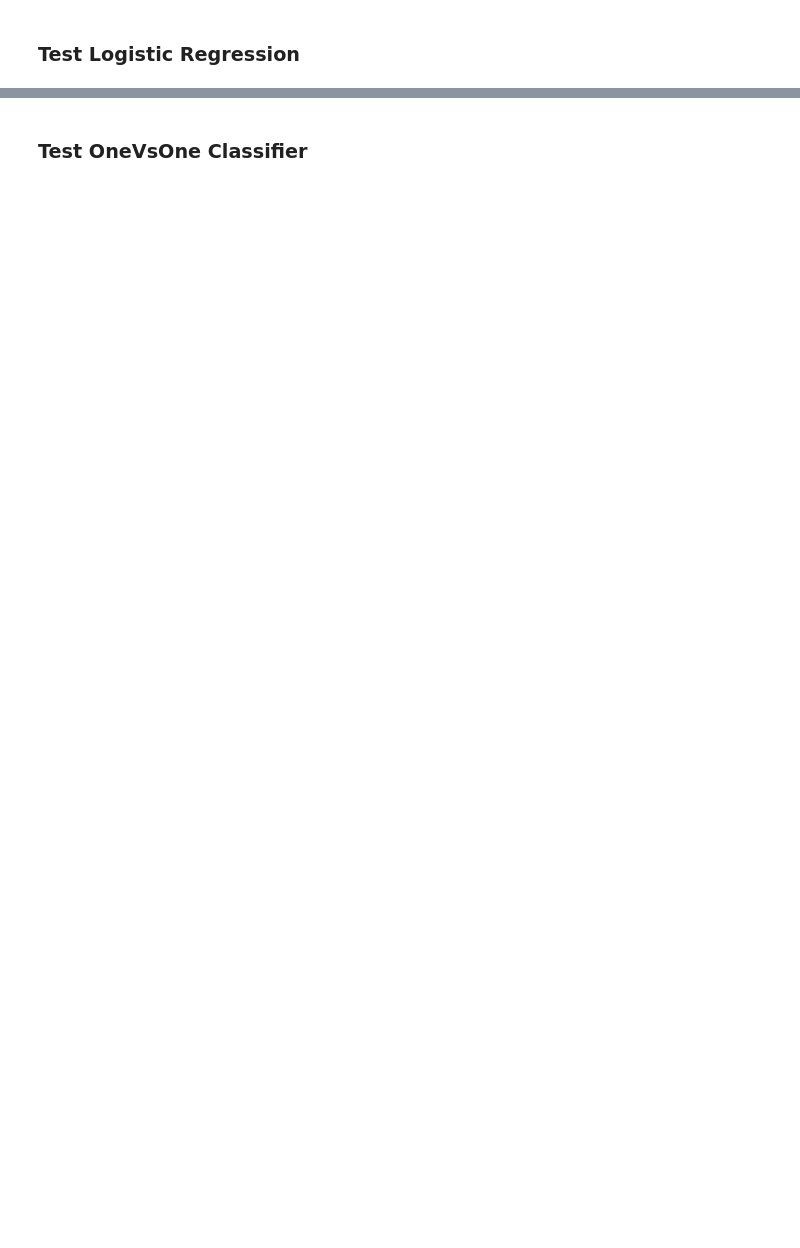
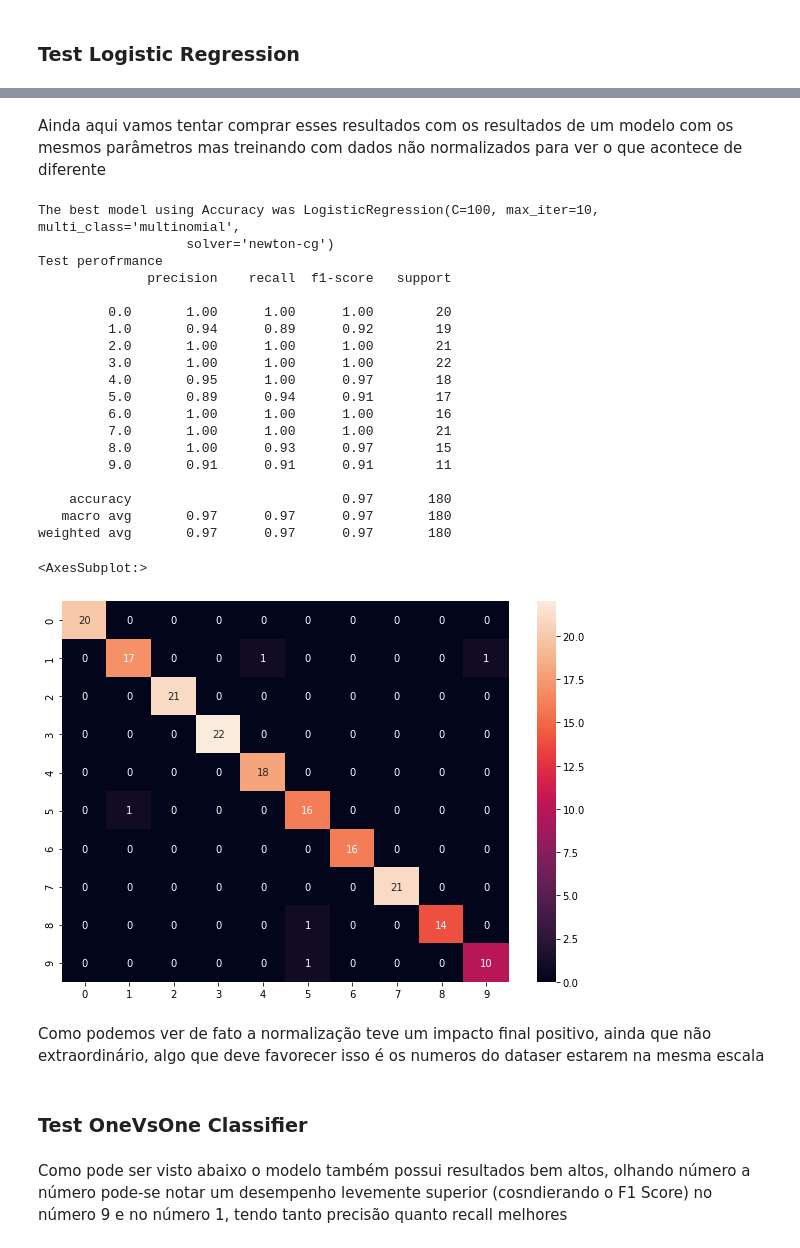
Before and after one commit to batataazul/projects_MachineLearning, a Jupyter notebook: project2_ra214129_ra216179/Notebooks/Classification.ipynb, the cells around one changed output, grey strips where cells are left out. Cells and saved outputs as stored; diff of their text form; code cells hidden in the pictures; blank space fills up the shorter version.

```diff
--- a/project2_ra214129_ra216179/Notebooks/Classification.ipynb
+++ b/project2_ra214129_ra216179/Notebooks/Classification.ipynb
@@ -339,5 +395,57 @@ weighted avg       0.97      0.97      0.97       180
+# %% [markdown]
+Ainda aqui vamos tentar comprar esses resultados com os resultados de um modelo com os mesmos parâmetros mas treinando com dados não normalizados para ver o que acontece de diferente
+# %%
+train_nn, test_nn = train_test_split(data, test_size=0.1,  random_state=1)
+x_train_nn = train_nn.loc[:, train.columns != 'target']
+y_train_nn = train_nn['target']
+x_test_nn = test_nn.loc[:, test.columns != 'target']
+y_test_nn = test_nn['target']
+
+for train_set, val_set in kf.split(train_nn):
+    clf_lr_nn =  LogisticRegression(multi_class='multinomial',
+            penalty='l2', #lasso regression
+            solver='newton-cg',
+            max_iter=10,
+            C=100).fit(x_train_nn.to_numpy()[train_set], y_train_nn.iloc[train_set])
+# %%
+print(f"The best model using Accuracy was {clf_lr_nn}")
+
+y_pred = clf_lr_nn.predict(x_test_nn)
+
+print(f"Test perofrmance")
+print(f"{classification_report(y_test_nn, y_pred)}")
+
+cm_lr = confusion_matrix(y_test, y_pred)
+plt.figure(figsize = (10,7))
+sn.heatmap(cm_lr, annot=True)
+# %% [output]
+The best model using Accuracy was LogisticRegression(C=100, max_iter=10, multi_class='multinomial',
+                   solver='newton-cg')
+Test perofrmance
+              precision    recall  f1-score   support
+
+         0.0       1.00      1.00      1.00        20
+         1.0       0.94      0.89      0.92        19
+         2.0       1.00      1.00      1.00        21
+         3.0       1.00      1.00      1.00        22
+         4.0       0.95      1.00      0.97        18
+         5.0       0.89      0.94      0.91        17
+         6.0       1.00      1.00      1.00        16
+         7.0       1.00      1.00      1.00        21
+         8.0       1.00      0.93      0.97        15
+         9.0       0.91      0.91      0.91        11
+
+    accuracy                           0.97       180
+   macro avg       0.97      0.97      0.97       180
+weighted avg       0.97      0.97      0.97       180
+<AxesSubplot:>
+[figure, added]
+# %% [markdown]
+Como podemos ver de fato a normalização teve um impacto final positivo, ainda que não extraordinário, algo que deve favorecer isso é os numeros do dataser estarem na mesma escala
 # %% [markdown]
 ### Test OneVsOne Classifier <a name="title10" />
+# %% [markdown]
+Como pode ser visto abaixo o modelo também possui resultados bem altos, olhando número a número pode-se notar um desempenho levemente superior (cosndierando o F1 Score) no número 9 e no número 1, tendo tanto precisão quanto recall melhores
 # %%
 print(f"The best model using Accuracy was {models2[6]}")
 
```
Also changed, not shown: parts of 27 cells of this notebook.
